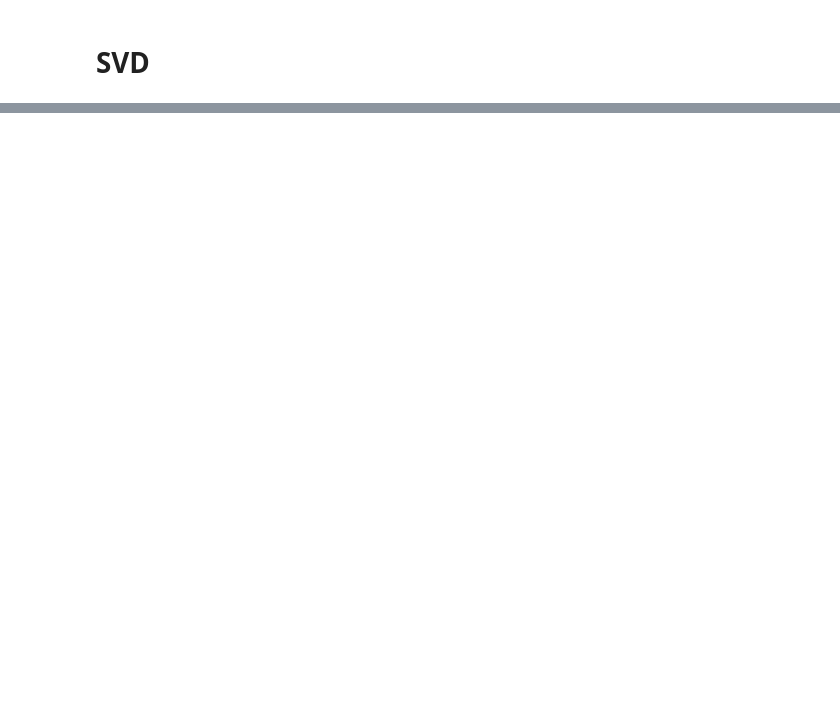
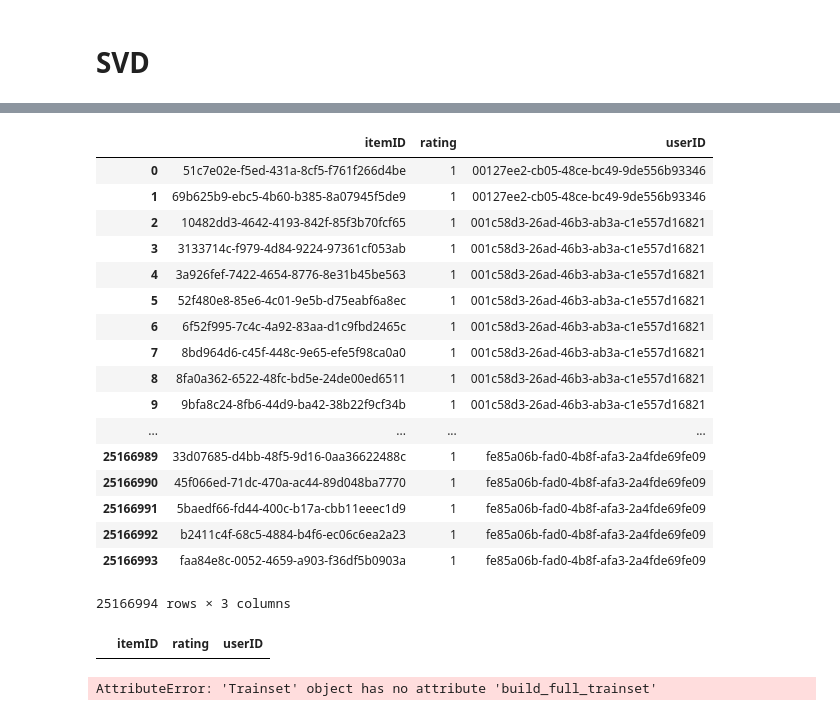
Before and after one commit to jpatrickpark/1003-project, a Jupyter notebook: data_visualizaion.ipynb, the cells around one changed output, grey strips where cells are left out. Drawn from its saved outputs; the diff is of its cells as text; code cells hidden in the pictures; blank space fills up the shorter version.

```diff
--- a/data_visualizaion.ipynb
+++ b/data_visualizaion.ipynb
@@ -65,0 +89,54 @@ fig.colorbar(pos)
+# %%
+data = preprocess.create_paper_paper_dict()
+
+for key, value in data.items():
+    if key in value:
+        print(key)
+# %%
+#paper_paper_dict = data
+
+itemList, userList, ratingList = [], [], []
+
+all_keys_set = set(data.keys())
+for key, value in data.items():
+    for paper in value:
+        itemList.append(paper)
+        userList.append(key)
+        ratingList.append(1) # "rating" is always 1 for each citation
+
+#     # JP 03/28/18 First attempt on trying to add some (not all) entries with 0 ratings
+#     if add_random_0_entries and len(value)!=0:
+#         # create candidate set which does not include references
+#         zero_rating_set_for_key = all_keys_set - set(value)
+#         # add randomly selected 0 entry, the same number as 1 entries
+#         for paper in random.sample(zero_rating_set_for_key, len(value)):
+#             itemList.append(paper)
+#             userList.append(key)
+#             ratingList.append(0) # we add 0 entries (no citation) with certain probability
+
+ratings_dict = {'itemID': itemList, 'userID': userList, 'rating': ratingList}
+df = pd.DataFrame(ratings_dict)
+df
+# %% [output]
+|  | itemID | rating | userID |
+| 0 | 51c7e02e-f5ed-431a-8cf5-f761f266d4be | 1 | 00127ee2-cb05-48ce-bc49-9de556b93346 |
+| 1 | 69b625b9-ebc5-4b60-b385-8a07945f5de9 | 1 | 00127ee2-cb05-48ce-bc49-9de556b93346 |
+| 2 | 10482dd3-4642-4193-842f-85f3b70fcf65 | 1 | 001c58d3-26ad-46b3-ab3a-c1e557d16821 |
+| 3 | 3133714c-f979-4d84-9224-97361cf053ab | 1 | 001c58d3-26ad-46b3-ab3a-c1e557d16821 |
+| 4 | 3a926fef-7422-4654-8776-8e31b45be563 | 1 | 001c58d3-26ad-46b3-ab3a-c1e557d16821 |
+| 5 | 52f480e8-85e6-4c01-9e5b-d75eabf6a8ec | 1 | 001c58d3-26ad-46b3-ab3a-c1e557d16821 |
+| 6 | 6f52f995-7c4c-4a92-83aa-d1c9fbd2465c | 1 | 001c58d3-26ad-46b3-ab3a-c1e557d16821 |
+| 7 | 8bd964d6-c45f-448c-9e65-efe5f98ca0a0 | 1 | 001c58d3-26ad-46b3-ab3a-c1e557d16821 |
+| 8 | 8fa0a362-6522-48fc-bd5e-24de00ed6511 | 1 | 001c58d3-26ad-46b3-ab3a-c1e557d16821 |
+| 9 | 9bfa8c24-8fb6-44d9-ba42-38b22f9cf34b | 1 | 001c58d3-26ad-46b3-ab3a-c1e557d16821 |
+| ... | ... | ... | ... |
+| 25166989 | 33d07685-d4bb-48f5-9d16-0aa36622488c | 1 | fe85a06b-fad0-4b8f-afa3-2a4fde69fe09 |
+| 25166990 | 45f066ed-71dc-470a-ac44-89d048ba7770 | 1 | fe85a06b-fad0-4b8f-afa3-2a4fde69fe09 |
+| 25166991 | 5baedf66-fd44-400c-b17a-cbb11eeec1d9 | 1 | fe85a06b-fad0-4b8f-afa3-2a4fde69fe09 |
+| 25166992 | b2411c4f-68c5-4884-b4f6-ec06c6ea2a23 | 1 | fe85a06b-fad0-4b8f-afa3-2a4fde69fe09 |
+| 25166993 | faa84e8c-0052-4659-a903-f36df5b0903a | 1 | fe85a06b-fad0-4b8f-afa3-2a4fde69fe09 |
+25166994 rows × 3 columns
+# %%
+df[df["itemID"]==df["userID"]]
+# %% [output]
+|  | itemID | rating | userID |
@@ -65,0 +146,4 @@ fig.colorbar(pos)
+# %%
+data_surprise = data_surprise.build_full_trainset()
+# %% [output]
+AttributeError: 'Trainset' object has no attribute 'build_full_trainset'
```
Also changed, not shown: parts of 7 cells of this notebook, 1 other file.
